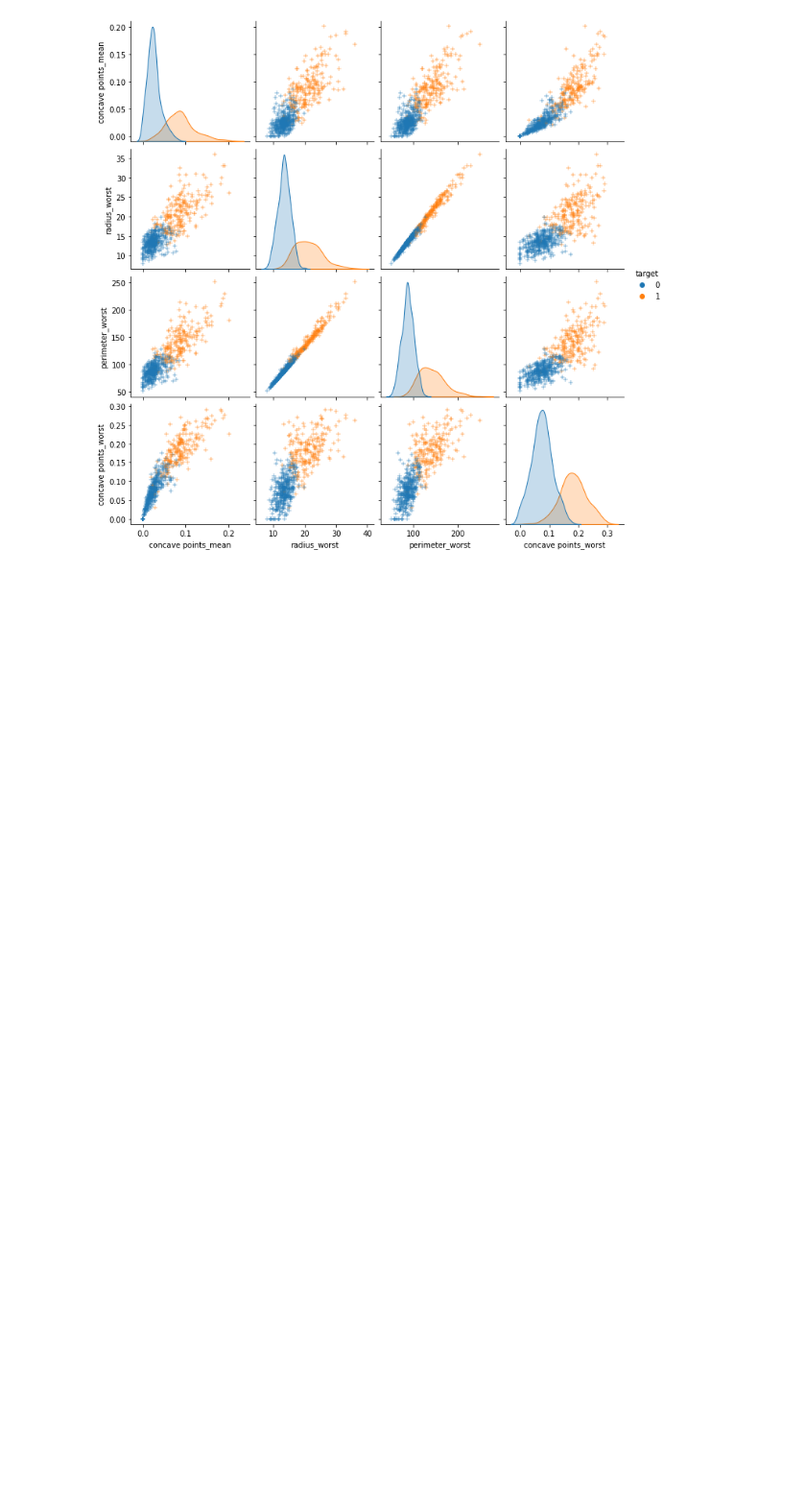
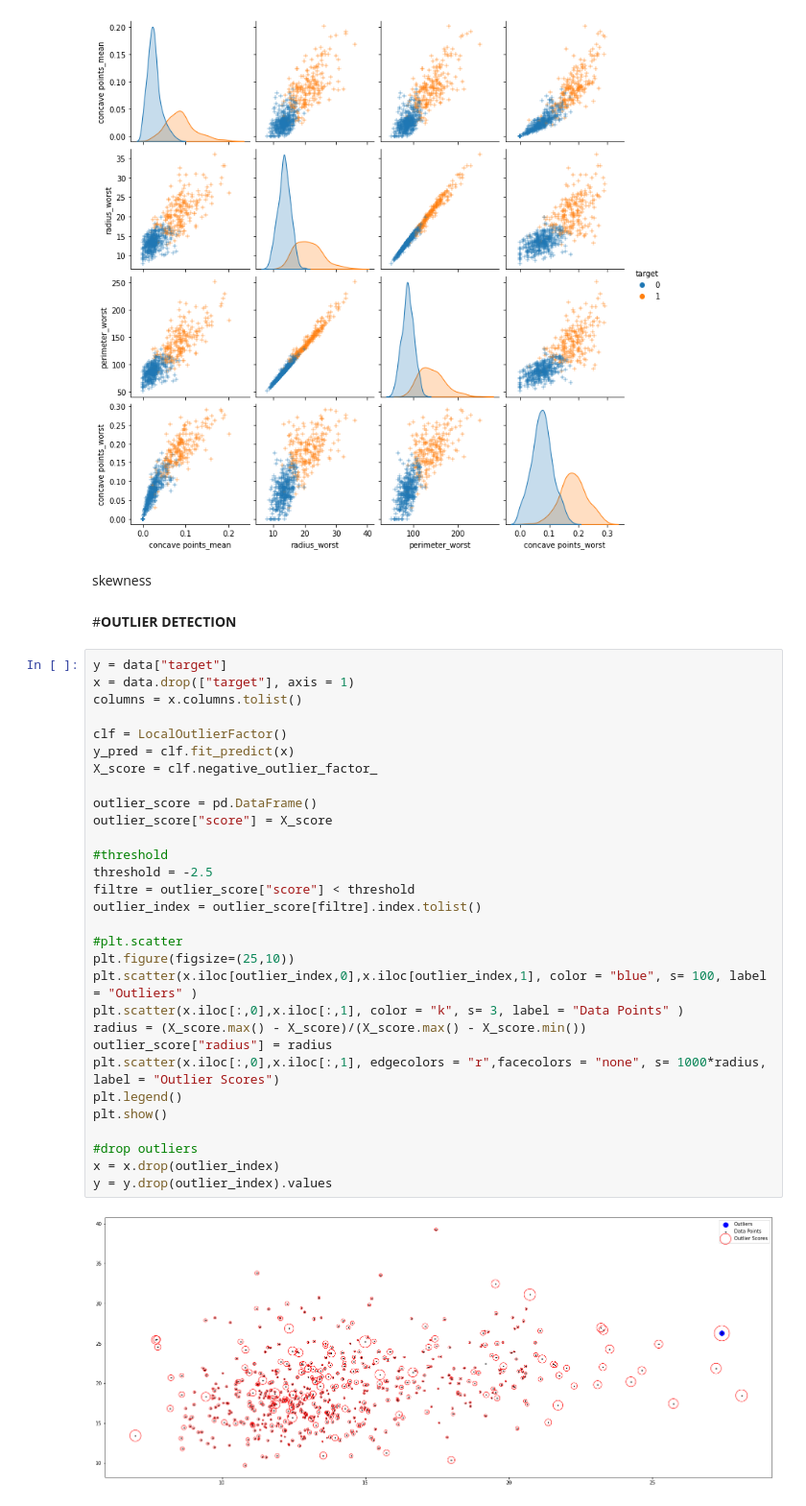
Before and after one commit to busrasari/Breast-Cancer-Detection-using-ML, a Jupyter notebook: Breast_Cancer.ipynb, the cells around one changed output. Shown at 96% size. Cells and saved outputs as stored; diff of their text form; blank space fills up the shorter version.

Commit message:
outlier

```diff
--- a/Breast_Cancer.ipynb
+++ b/Breast_Cancer.ipynb
@@ -154,3 +154,39 @@ sns.pairplot(data[corr_features], diag_kind="kde", markers= "+", hue = "target")
 plt.show()
 # %% [output]
 [figure]
+# %% [markdown]
+skewness
+# %% [markdown]
+#**OUTLIER DETECTION**
+# %%
+y = data["target"]
+x = data.drop(["target"], axis = 1)
+columns = x.columns.tolist()
+
+clf = LocalOutlierFactor()
+y_pred = clf.fit_predict(x)
+X_score = clf.negative_outlier_factor_
+
+outlier_score = pd.DataFrame()
+outlier_score["score"] = X_score
+
+#threshold
+threshold = -2.5
+filtre = outlier_score["score"] < threshold
+outlier_index = outlier_score[filtre].index.tolist()
+
+#plt.scatter
+plt.figure(figsize=(25,10))
+plt.scatter(x.iloc[outlier_index,0],x.iloc[outlier_index,1], color = "blue", s= 100, label = "Outliers" )
+plt.scatter(x.iloc[:,0],x.iloc[:,1], color = "k", s= 3, label = "Data Points" )
+radius = (X_score.max() - X_score)/(X_score.max() - X_score.min())
+outlier_score["radius"] = radius
+plt.scatter(x.iloc[:,0],x.iloc[:,1], edgecolors = "r",facecolors = "none", s= 1000*radius, label = "Outlier Scores")
+plt.legend()
+plt.show()
+
+#drop outliers
+x = x.drop(outlier_index)
+y = y.drop(outlier_index).values
+# %% [output]
+[figure, added]
```
Also changed, not shown: parts of 6 cells of this notebook.
